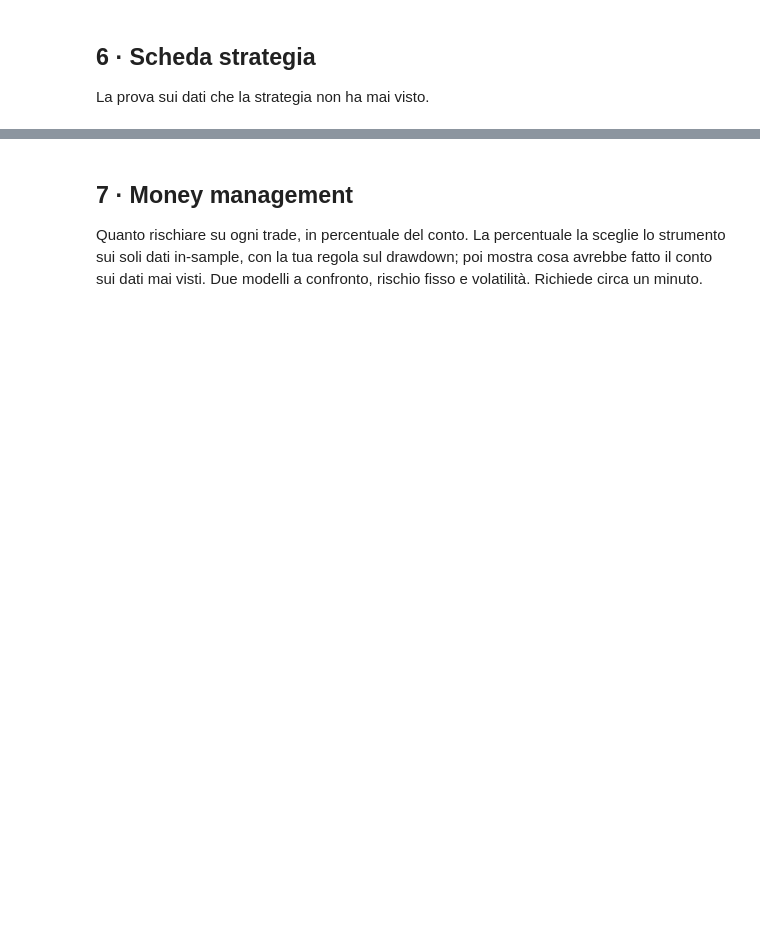
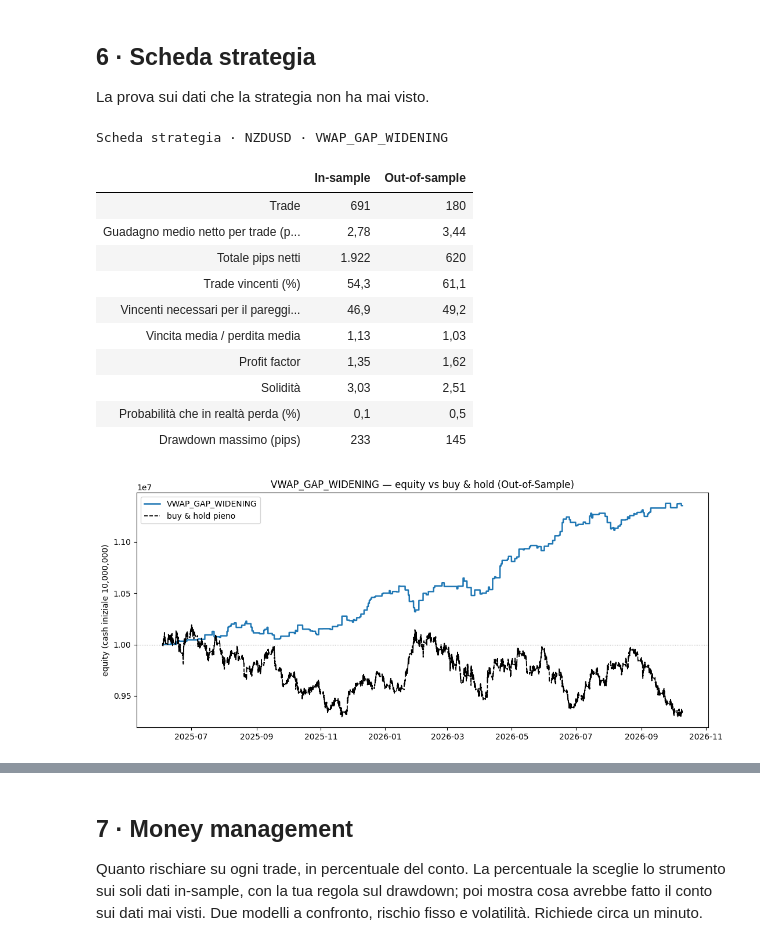
Before and after one commit to matti410/Trading-System-Creator_V4, a Jupyter notebook: Trading_System_Lab.ipynb, the cells around one changed output, grey strips where cells are left out. Drawn from its saved outputs; the diff is of its cells as text; code cells hidden in the pictures; blank space fills up the shorter version.

```diff
--- a/Trading_System_Lab.ipynb
+++ b/Trading_System_Lab.ipynb
@@ -252,6 +253,20 @@ La prova sui dati che la strategia non ha mai visto.
 # %%
 #@title 6 · Scheda strategia { display-mode: "form" }
 #@markdown Uno o più filtri copiati dalla classifica, separati da virgola: si entra solo quando sono veri tutti. Vuoto = sistema base, senza filtro.
-filtro = ""  #@param {type:"string"}
+filtro = "VWAP_GAP_WIDENING"  #@param {type:"string"}
 
 scheda(s, filtro=filtro);
+# %% [output]
+Scheda strategia · NZDUSD · VWAP_GAP_WIDENING
+|  | In-sample | Out-of-sample |
+| Trade | 691 | 180 |
+| Guadagno medio netto per trade (p... | 2,78 | 3,44 |
+| Totale pips netti | 1.922 | 620 |
+| Trade vincenti (%) | 54,3 | 61,1 |
+| Vincenti necessari per il pareggi... | 46,9 | 49,2 |
+| Vincita media / perdita media | 1,13 | 1,03 |
+| Profit factor | 1,35 | 1,62 |
+| Solidità | 3,03 | 2,51 |
+| Probabilità che in realtà perda (%) | 0,1 | 0,5 |
+| Drawdown massimo (pips) | 233 | 145 |
+[figure, added]
```
Also changed, not shown: parts of 11 cells of this notebook.
